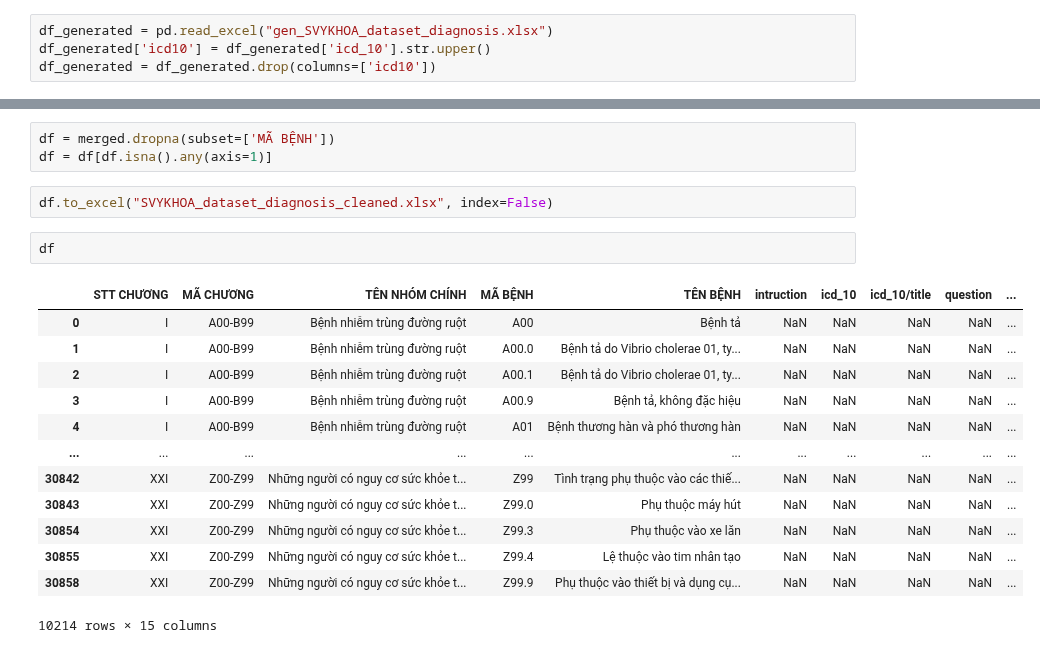
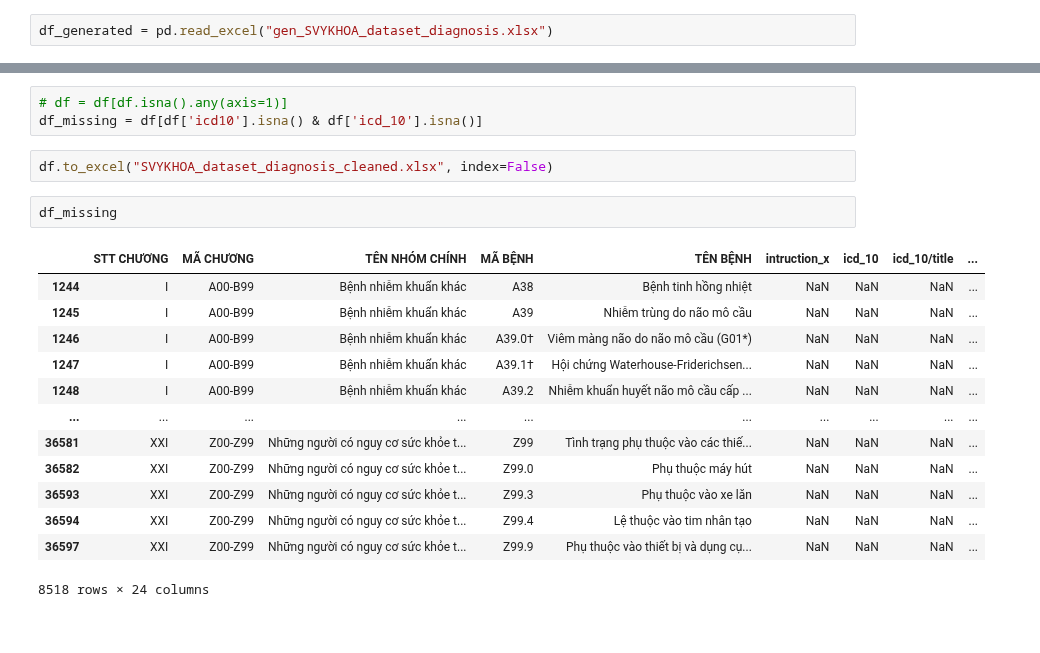
Before and after one commit to Nvcoing/SVYKHOA_LLM, a Jupyter notebook: data/process_dataset/processing.ipynb, the cells around one changed output, grey strips where cells are left out. Cells and saved outputs as stored; diff of their text form.

```diff
--- a/data/process_dataset/processing.ipynb
+++ b/data/process_dataset/processing.ipynb
@@ -89,8 +89,6 @@ merged = df.merge(
 )
 # %%
 df_generated = pd.read_excel("gen_SVYKHOA_dataset_diagnosis.xlsx")
-df_generated['icd10'] = df_generated['icd_10'].str.upper()
-df_generated = df_generated.drop(columns=['icd10'])
 # %%
 merged = merged.merge(
     df_generated,
@@ -118,24 +152,24 @@ merged
 # %%
-df = merged.dropna(subset=['MÃ BỆNH'])
-df = df[df.isna().any(axis=1)]
+# df = df[df.isna().any(axis=1)]
+df_missing = df[df['icd10'].isna() & df['icd_10'].isna()]
 # %%
 df.to_excel("SVYKHOA_dataset_diagnosis_cleaned.xlsx", index=False)
 # %%
-df
+df_missing
 # %% [output]
-|  | STT CHƯƠNG | MÃ CHƯƠNG | TÊN NHÓM CHÍNH | MÃ BỆNH | TÊN BỆNH | intruction | icd_10 | icd_10/title | question | ... |
-| 0 | I | A00-B99 | Bệnh nhiễm trùng đường ruột | A00 | Bệnh tả | NaN | NaN | NaN | NaN | ... |
-| 1 | I | A00-B99 | Bệnh nhiễm trùng đường ruột | A00.0 | Bệnh tả do Vibrio cholerae 01, ty... | NaN | NaN | NaN | NaN | ... |
-| 2 | I | A00-B99 | Bệnh nhiễm trùng đường ruột | A00.1 | Bệnh tả do Vibrio cholerae 01, ty... | NaN | NaN | NaN | NaN | ... |
-| 3 | I | A00-B99 | Bệnh nhiễm trùng đường ruột | A00.9 | Bệnh tả, không đặc hiệu | NaN | NaN | NaN | NaN | ... |
-| 4 | I | A00-B99 | Bệnh nhiễm trùng đường ruột | A01 | Bệnh thương hàn và phó thương hàn | NaN | NaN | NaN | NaN | ... |
-| ... | ... | ... | ... | ... | ... | ... | ... | ... | ... | ... |
-| 30842 | XXI | Z00-Z99 | Những người có nguy cơ sức khỏe t... | Z99 | Tình trạng phụ thuộc vào các thiế... | NaN | NaN | NaN | NaN | ... |
-| 30843 | XXI | Z00-Z99 | Những người có nguy cơ sức khỏe t... | Z99.0 | Phụ thuộc máy hút | NaN | NaN | NaN | NaN | ... |
-| 30854 | XXI | Z00-Z99 | Những người có nguy cơ sức khỏe t... | Z99.3 | Phụ thuộc vào xe lăn | NaN | NaN | NaN | NaN | ... |
-| 30855 | XXI | Z00-Z99 | Những người có nguy cơ sức khỏe t... | Z99.4 | Lệ thuộc vào tim nhân tạo | NaN | NaN | NaN | NaN | ... |
-| 30858 | XXI | Z00-Z99 | Những người có nguy cơ sức khỏe t... | Z99.9 | Phụ thuộc vào thiết bị và dụng cụ... | NaN | NaN | NaN | NaN | ... |
+|  | STT CHƯƠNG | MÃ CHƯƠNG | TÊN NHÓM CHÍNH | MÃ BỆNH | TÊN BỆNH | intruction_x | icd_10 | icd_10/title | ... |
+| 1244 | I | A00-B99 | Bệnh nhiễm khuẩn khác | A38 | Bệnh tinh hồng nhiệt | NaN | NaN | NaN | ... |
+| 1245 | I | A00-B99 | Bệnh nhiễm khuẩn khác | A39 | Nhiễm trùng do não mô cầu | NaN | NaN | NaN | ... |
+| 1246 | I | A00-B99 | Bệnh nhiễm khuẩn khác | A39.0† | Viêm màng não do não mô cầu (G01*) | NaN | NaN | NaN | ... |
+| 1247 | I | A00-B99 | Bệnh nhiễm khuẩn khác | A39.1† | Hội chứng Waterhouse-Friderichsen... | NaN | NaN | NaN | ... |
+| 1248 | I | A00-B99 | Bệnh nhiễm khuẩn khác | A39.2 | Nhiễm khuẩn huyết não mô cầu cấp ... | NaN | NaN | NaN | ... |
+| ... | ... | ... | ... | ... | ... | ... | ... | ... | ... |
+| 36581 | XXI | Z00-Z99 | Những người có nguy cơ sức khỏe t... | Z99 | Tình trạng phụ thuộc vào các thiế... | NaN | NaN | NaN | ... |
+| 36582 | XXI | Z00-Z99 | Những người có nguy cơ sức khỏe t... | Z99.0 | Phụ thuộc máy hút | NaN | NaN | NaN | ... |
+| 36593 | XXI | Z00-Z99 | Những người có nguy cơ sức khỏe t... | Z99.3 | Phụ thuộc vào xe lăn | NaN | NaN | NaN | ... |
+| 36594 | XXI | Z00-Z99 | Những người có nguy cơ sức khỏe t... | Z99.4 | Lệ thuộc vào tim nhân tạo | NaN | NaN | NaN | ... |
+| 36597 | XXI | Z00-Z99 | Những người có nguy cơ sức khỏe t... | Z99.9 | Phụ thuộc vào thiết bị và dụng cụ... | NaN | NaN | NaN | ... |
-10214 rows × 15 columns
+8518 rows × 24 columns
 # %%
 import pandas as pd
 import google.generativeai as genai
```
Also changed, not shown: parts of 6 cells of this notebook, 3 other files.
